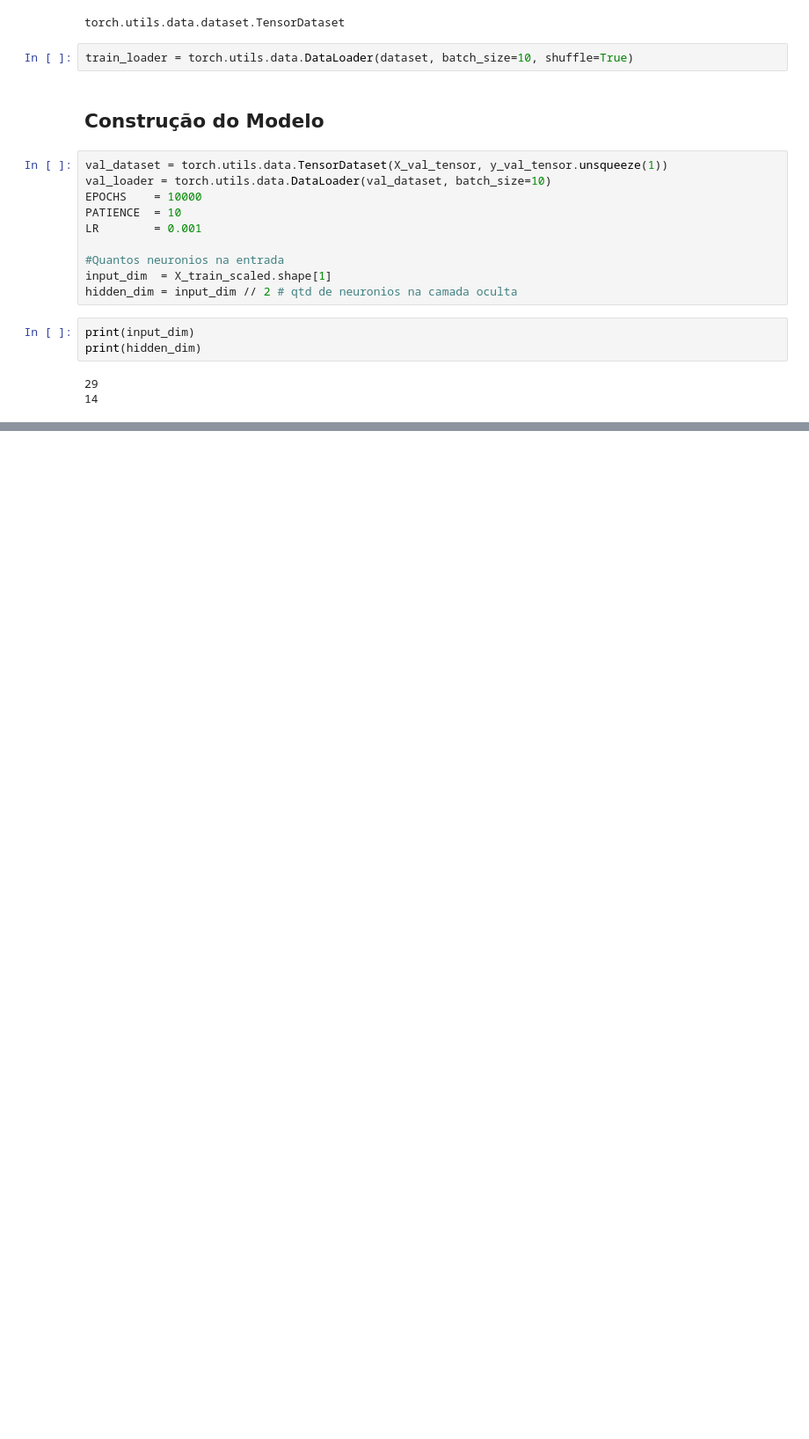
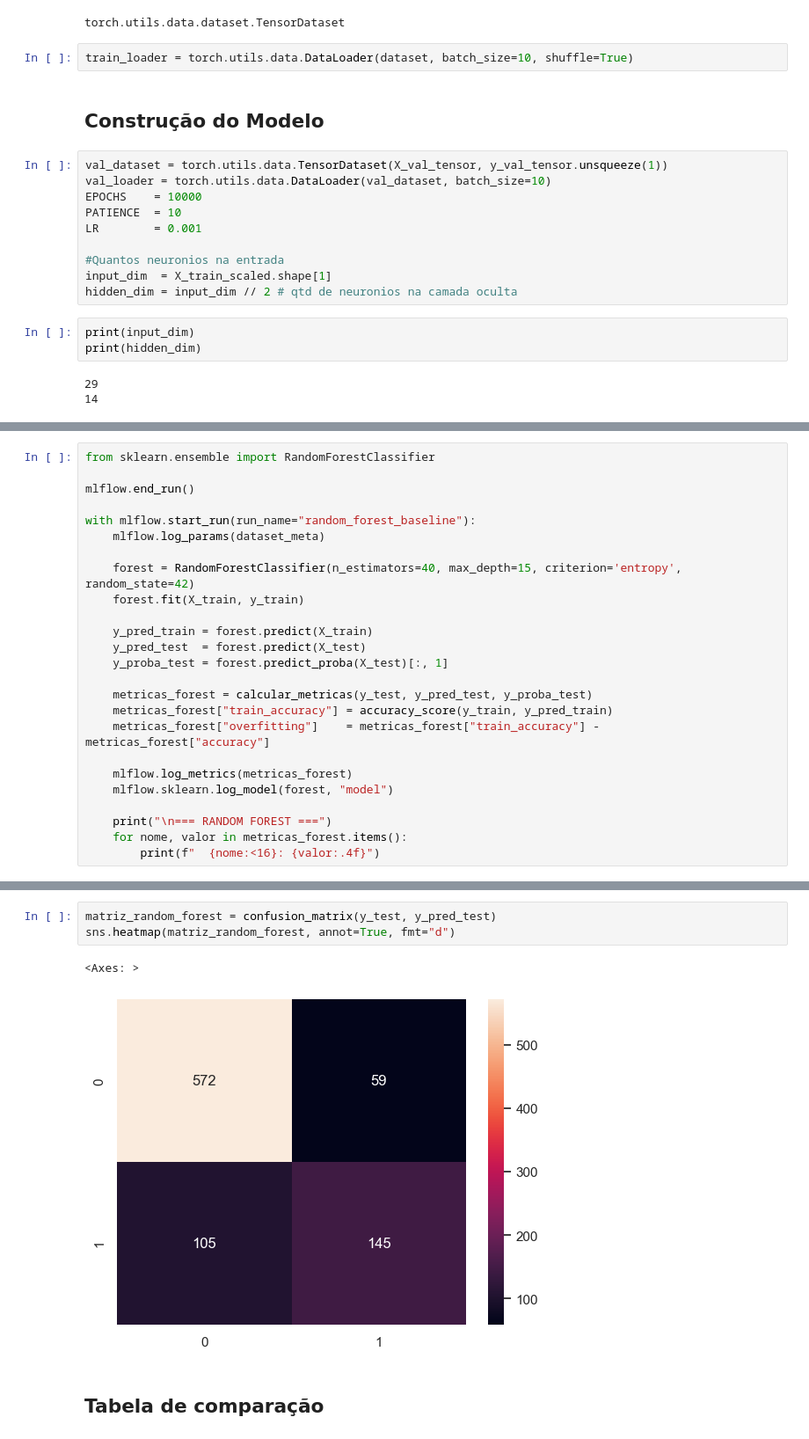
Before and after one commit to LeticiaMalato/Tech-Challenge-Churn, a Jupyter notebook: notebook/script.ipynb, the cells around one changed output, grey strips where cells are left out. Shown at 88% size. Cells and saved outputs as stored; diff of their text form; blank space fills up the shorter version.

```diff
--- a/notebook/script.ipynb
+++ b/notebook/script.ipynb
@@ -1106,0 +1201,25 @@ sns.heatmap(matriz_mlp, annot=True, fmt="d" )
+# %%
+from sklearn.ensemble import RandomForestClassifier
+
+mlflow.end_run()
+
+with mlflow.start_run(run_name="random_forest_baseline"):
+    mlflow.log_params(dataset_meta)
+
+    forest = RandomForestClassifier(n_estimators=40, max_depth=15, criterion='entropy', random_state=42)
+    forest.fit(X_train, y_train)
+
+    y_pred_train = forest.predict(X_train)
+    y_pred_test  = forest.predict(X_test)
+    y_proba_test = forest.predict_proba(X_test)[:, 1]
+
+    metricas_forest = calcular_metricas(y_test, y_pred_test, y_proba_test)
+    metricas_forest["train_accuracy"] = accuracy_score(y_train, y_pred_train)
+    metricas_forest["overfitting"]    = metricas_forest["train_accuracy"] - metricas_forest["accuracy"]
+
+    mlflow.log_metrics(metricas_forest)
+    mlflow.sklearn.log_model(forest, "model")
+
+    print("\n=== RANDOM FOREST ===")
+    for nome, valor in metricas_forest.items():
+        print(f"  {nome:<16}: {valor:.4f}")
@@ -1106,0 +1238,9 @@ sns.heatmap(matriz_mlp, annot=True, fmt="d" )
+# %%
+matriz_random_forest = confusion_matrix(y_test, y_pred_test)
+sns.heatmap(matriz_random_forest, annot=True, fmt="d")
+# %% [output]
+<Axes: >
+[figure, added]
+# %% [markdown]
+
+## Tabela de comparação
```
Also changed, not shown: parts of 12 cells of this notebook.
